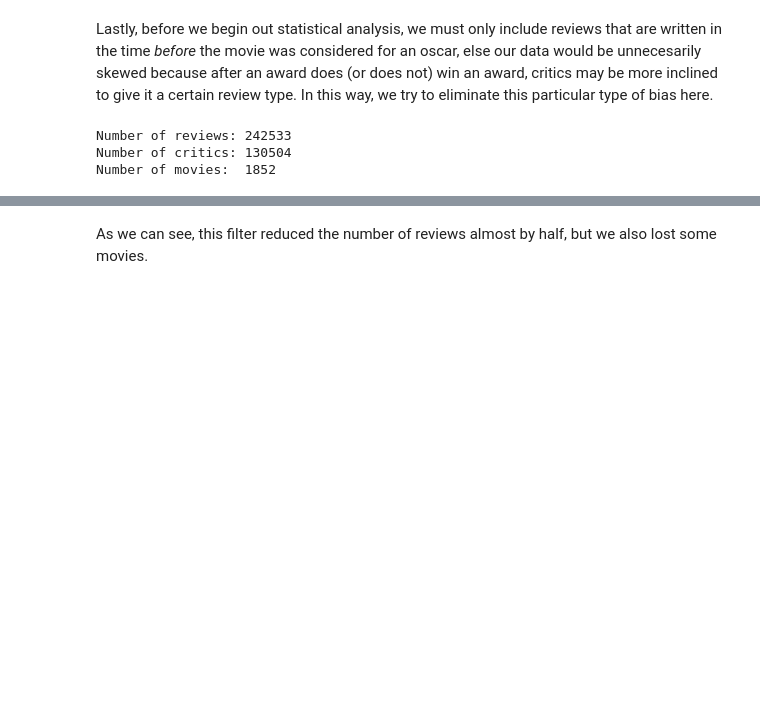
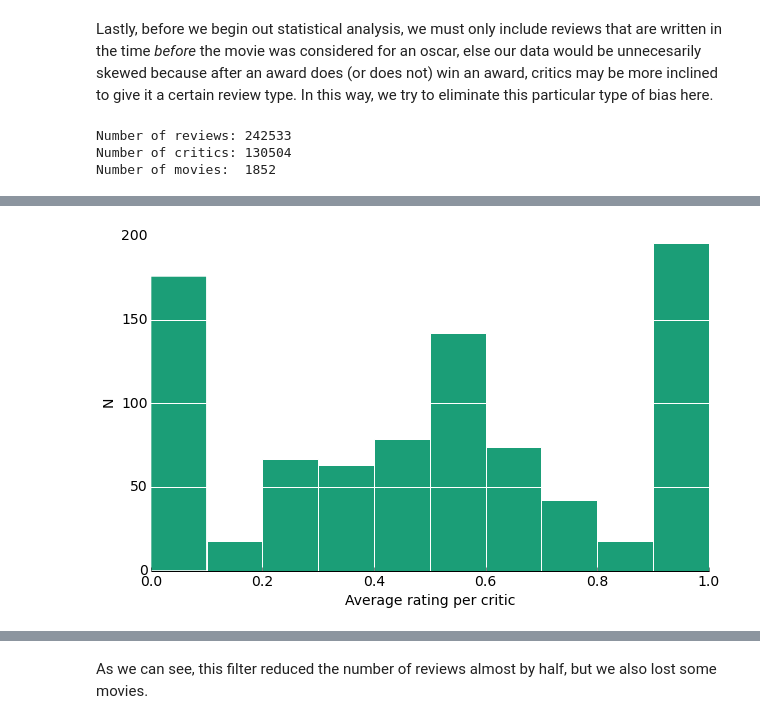
Before and after one commit to rizzomichaelg/cs109-oscars, a Jupyter notebook: process_book.ipynb, the cells around one changed output, grey strips where cells are left out. Saved outputs shown, nothing was run; the diff lists cells and outputs as text; code cells hidden in the pictures; blank space fills up the shorter version.

```diff
--- a/process_book.ipynb
+++ b/process_book.ipynb
@@ -1103,0 +1151,8 @@ Number of movies:  1852
+# %%
+#Your code here
+rotten_df.groupby('critic').norm_score.mean().hist(bins=10, edgecolor='w', lw=1)
+plt.xlabel("Average rating per critic")
+plt.ylabel("N")
+histogram_style()
+# %% [output]
+[figure, added]
```
Also changed, not shown: parts of 23 cells of this notebook.
